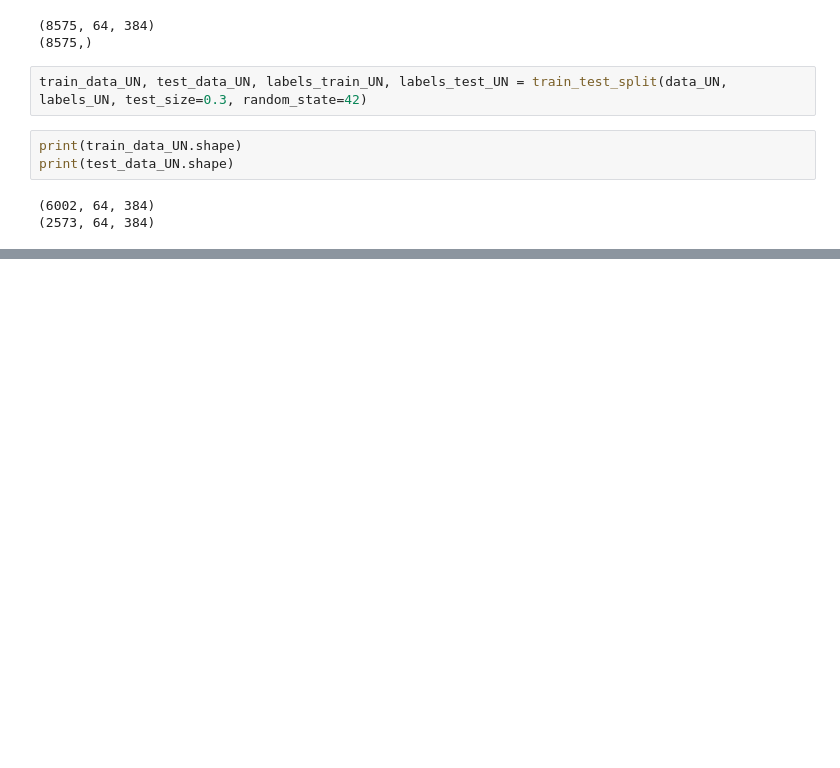
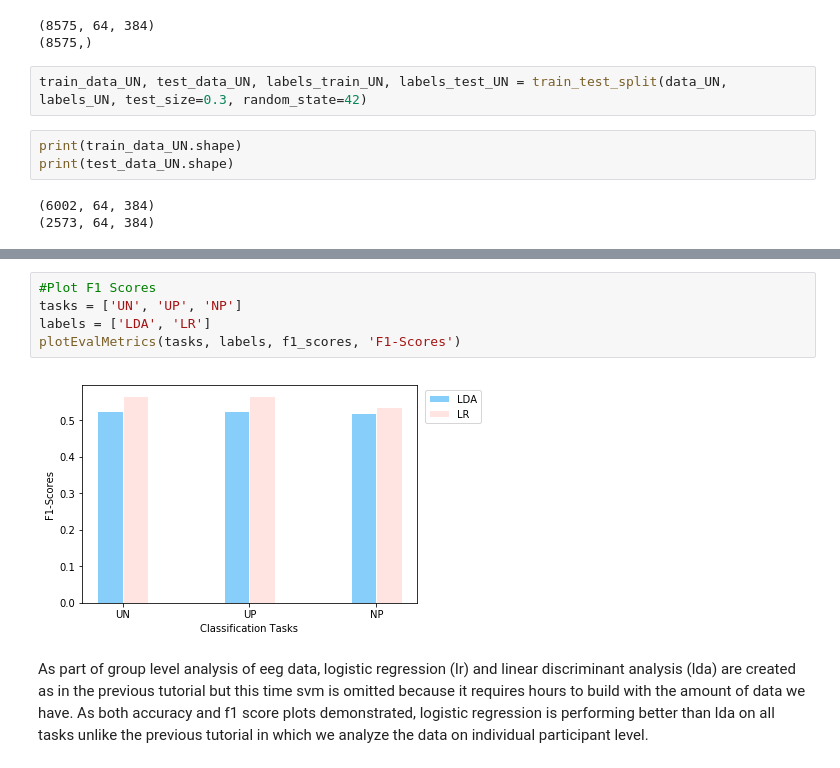
Before and after one commit to aath0/AlgorithmsNeuroscience, a Jupyter notebook: Tutorials/Applying Machine Learning Methods-2.ipynb, the cells around one changed output, grey strips where cells are left out. Drawn from its saved outputs; the diff is of its cells as text; blank space fills up the shorter version.

```diff
--- a/Tutorials/Applying Machine Learning Methods-2.ipynb
+++ b/Tutorials/Applying Machine Learning Methods-2.ipynb
@@ -89,0 +245,9 @@ print("Accuracy of SVM model: {}".format(acc_svm))
+# %%
+#Plot F1 Scores
+tasks = ['UN', 'UP', 'NP']
+labels = ['LDA', 'LR']
+plotEvalMetrics(tasks, labels, f1_scores, 'F1-Scores')
+# %% [output]
+[figure, added]
+# %% [markdown]
+As part of group level analysis of eeg data, logistic regression (lr) and linear discriminant analysis (lda) are created as in the previous tutorial but this time svm is omitted because it requires hours to build with the amount of data we have. As both accuracy and f1 score plots demonstrated, logistic regression is performing better than lda on all tasks unlike the previous tutorial in which we analyze the data on individual participant level.
```
Also changed, not shown: parts of 25 cells of this notebook.
